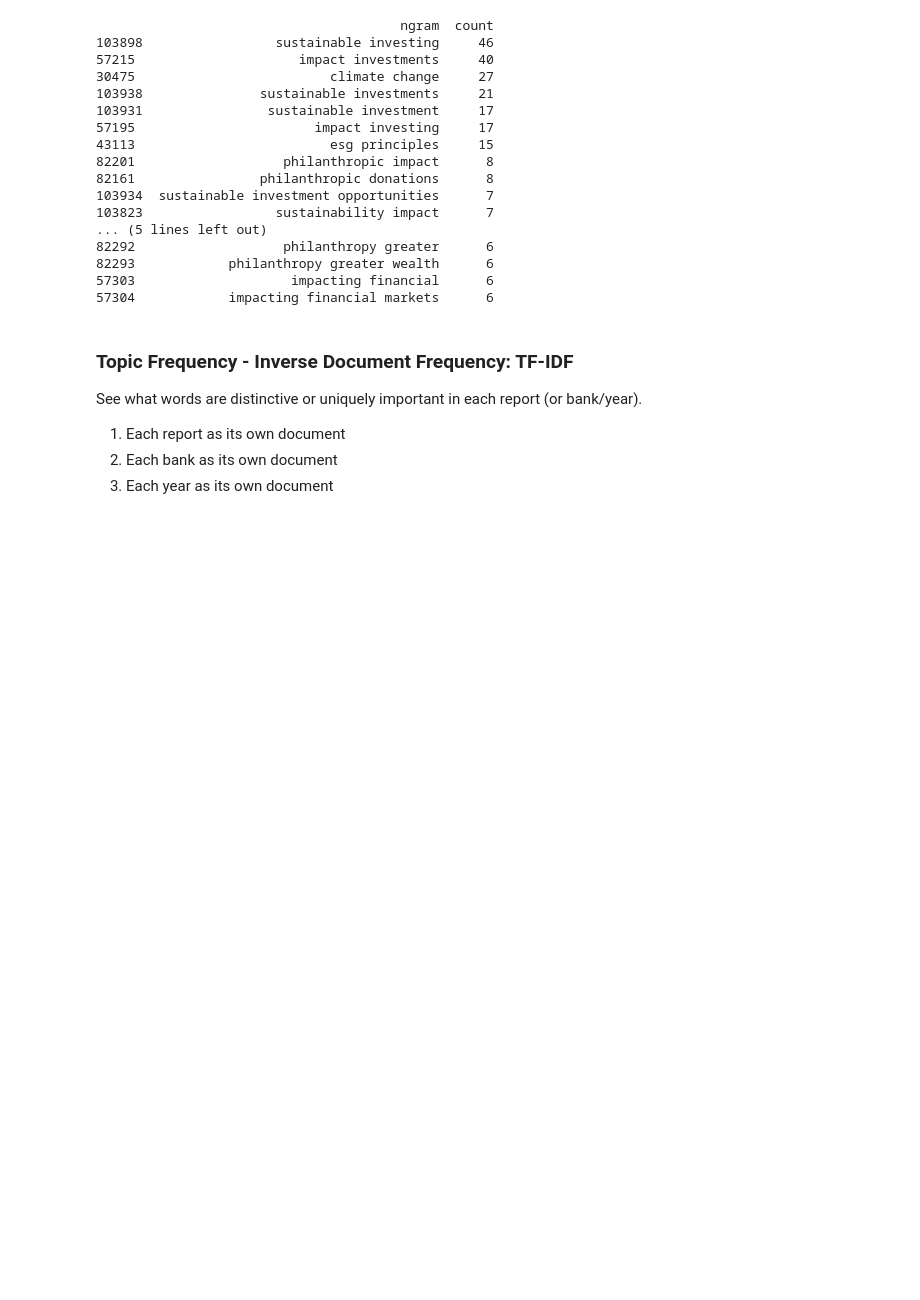
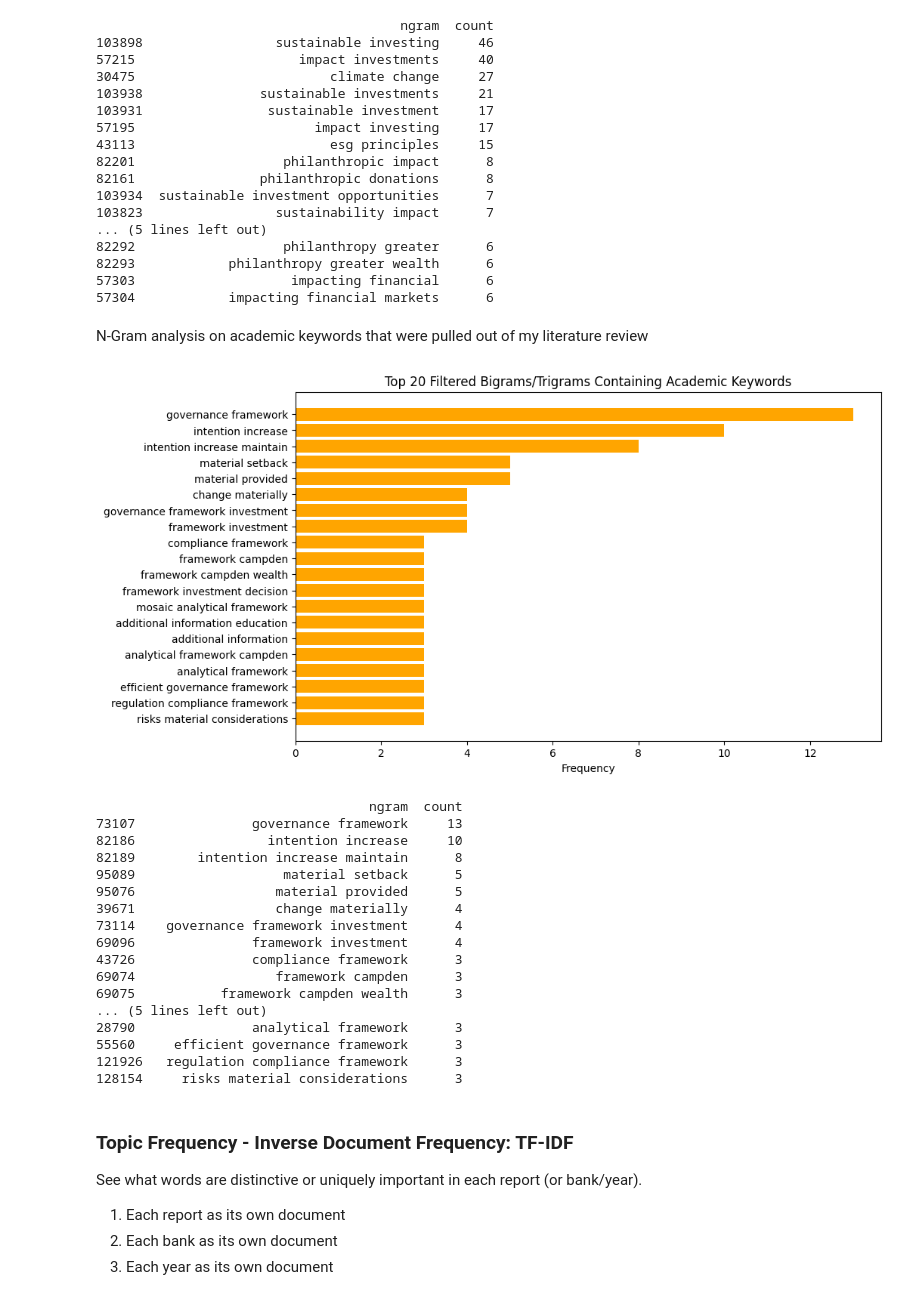
Before and after one commit to blaise-em/Impact-Investing-Capstone-Project, a Jupyter notebook: Notebook 3.ipynb, the cells around one changed output. Saved outputs shown, nothing was run; the diff lists cells and outputs as text; code cells hidden in the pictures; blank space fills up the shorter version.

```diff
--- a/Notebook 3.ipynb
+++ b/Notebook 3.ipynb
@@ -297,15 +369,6 @@ print(bigram_freq.head(20))
 # %% [markdown]
 N-Gram analysis on keywords - looking more specifically for n-grams that contain impact, sustainable, philanthropy etc.
 # %%
-vectorizer = CountVectorizer(ngram_range=(2, 3), stop_words='english')
-X = vectorizer.fit_transform(documents)
-
-n_grams = vectorizer.get_feature_names_out()
-counts = X.toarray().sum(axis=0)
-
-ngram_freq = pd.DataFrame({'ngram': n_grams, 'count': counts})
-ngram_freq = ngram_freq.sort_values(by='count', ascending=False)
-
 keywords = ['impact', 'sustainable', 'sustainability', 'philanthropy', 'philanthropic', 'climate', 'esg', 'sdg']
 filtered_ngrams = ngram_freq[ngram_freq['ngram'].str.contains('|'.join(keywords))]
 
@@ -337,6 +400,40 @@ print(top_20_filtered_ngrams)
 82293            philanthropy greater wealth      6
 57303                    impacting financial      6
 57304            impacting financial markets      6
+# %% [markdown]
+N-Gram analysis on academic keywords that were pulled out of my literature review
+# %%
+academic_keywords = ['intention', 'addition', 'contribution', 'contribute', 'material', 'theory of change', 'washing', 'framework']
+filtered_ngrams = ngram_freq[ngram_freq['ngram'].str.contains('|'.join(academic_keywords))]
+
+top_20_filtered_ngrams = filtered_ngrams.head(20)
+
+plt.figure(figsize=(10, 6))
+plt.barh(top_20_filtered_ngrams['ngram'], top_20_filtered_ngrams['count'], color='orange')
+plt.xlabel('Frequency')
+plt.title('Top 20 Filtered Bigrams/Trigrams Containing Academic Keywords')
+plt.gca().invert_yaxis()
+plt.show()
+print(top_20_filtered_ngrams)
+# %% [output]
+[figure, added]
+                                   ngram  count
+73107               governance framework     13
+82186                 intention increase     10
+82189        intention increase maintain      8
+95089                   material setback      5
+95076                  material provided      5
+39671                  change materially      4
+73114    governance framework investment      4
+69096               framework investment      4
+43726               compliance framework      3
+69074                  framework campden      3
+69075           framework campden wealth      3
+... (5 lines left out)
+28790               analytical framework      3
+55560     efficient governance framework      3
+121926   regulation compliance framework      3
+128154     risks material considerations      3
 # %% [markdown]
 ### Topic Frequency - Inverse Document Frequency: TF-IDF
 
```
Also changed, not shown: parts of 7 cells of this notebook.
